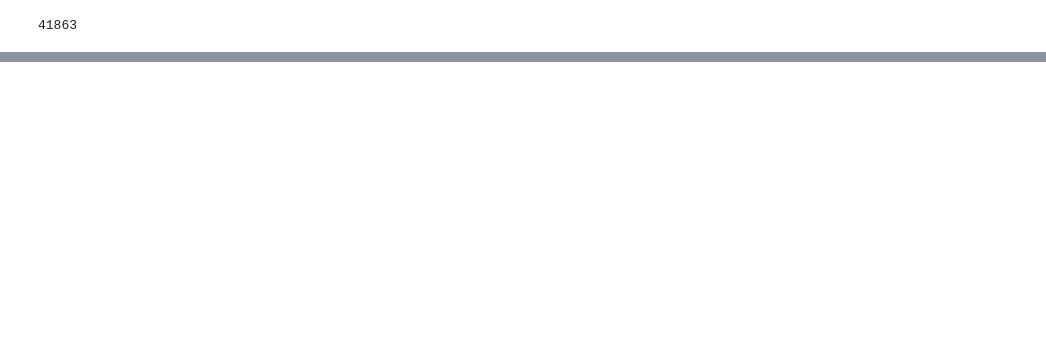
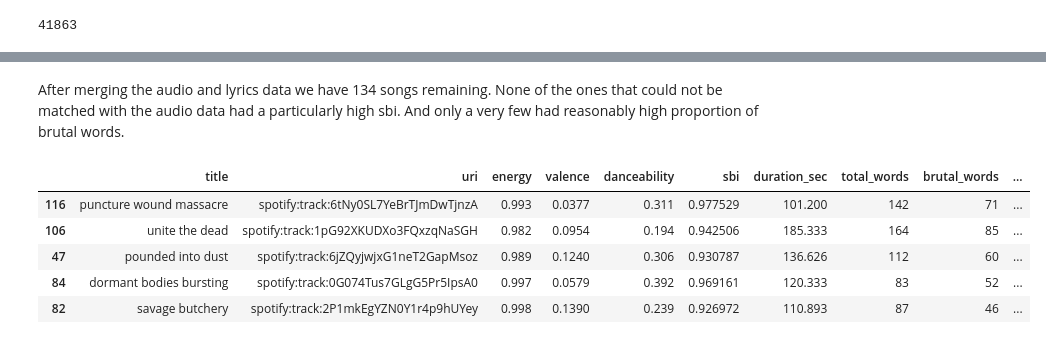
Before and after one commit to rbuerki/most-brutal-cannibal-corpse, a Jupyter notebook: 2-Text-Analysis-Lyrics.ipynb, the cells around one changed output, grey strips where cells are left out. Cells and saved outputs as stored; diff of their text form; code cells hidden in the pictures; blank space fills up the shorter version.

```diff
--- a/2-Text-Analysis-Lyrics.ipynb
+++ b/2-Text-Analysis-Lyrics.ipynb
@@ -268,0 +397,4 @@ print(lyrics_dict_clean)
+# %%
+audio_data = pd.read_csv('data/processed/audio_data.csv')
+audio_data['title'] = audio_data['title'].str.lower()
+audio_data.info()
@@ -268,0 +414,3 @@ print(lyrics_dict_clean)
+# %%
+song_data = pd.merge(audio_data, temp_df, on='title', how='inner')
+song_data.info()
@@ -268,0 +433,13 @@ print(lyrics_dict_clean)
+# %% [markdown]
+After merging the audio and lyrics data we have 134 songs remaining. None of the ones that could not be matched with the audio data had a particularly high sbi. And only a very few had reasonably high proportion of brutal words.
+# %%
+# Finally calculate the lbi
+song_data['lbi'] = song_data['brutal_words'] / song_data['duration_sec']
+display(song_data.nlargest(5, 'lbi'))
+# %% [output]
+|  | title | uri | energy | valence | danceability | sbi | duration_sec | total_words | brutal_words | ... |
+| 116 | puncture wound massacre | spotify:track:6tNy0SL7YeBrTJmDwTjnzA | 0.993 | 0.0377 | 0.311 | 0.977529 | 101.200 | 142 | 71 | ... |
+| 106 | unite the dead | spotify:track:1pG92XKUDXo3FQxzqNaSGH | 0.982 | 0.0954 | 0.194 | 0.942506 | 185.333 | 164 | 85 | ... |
+| 47 | pounded into dust | spotify:track:6jZQyjwjxG1neT2GapMsoz | 0.989 | 0.1240 | 0.306 | 0.930787 | 136.626 | 112 | 60 | ... |
+| 84 | dormant bodies bursting | spotify:track:0G074Tus7GLgG5Pr5IpsA0 | 0.997 | 0.0579 | 0.392 | 0.969161 | 120.333 | 83 | 52 | ... |
+| 82 | savage butchery | spotify:track:2P1mkEgYZN0Y1r4p9hUYey | 0.998 | 0.1390 | 0.239 | 0.926972 | 110.893 | 87 | 46 | ... |
```
Also changed, not shown: parts of 32 cells of this notebook.
